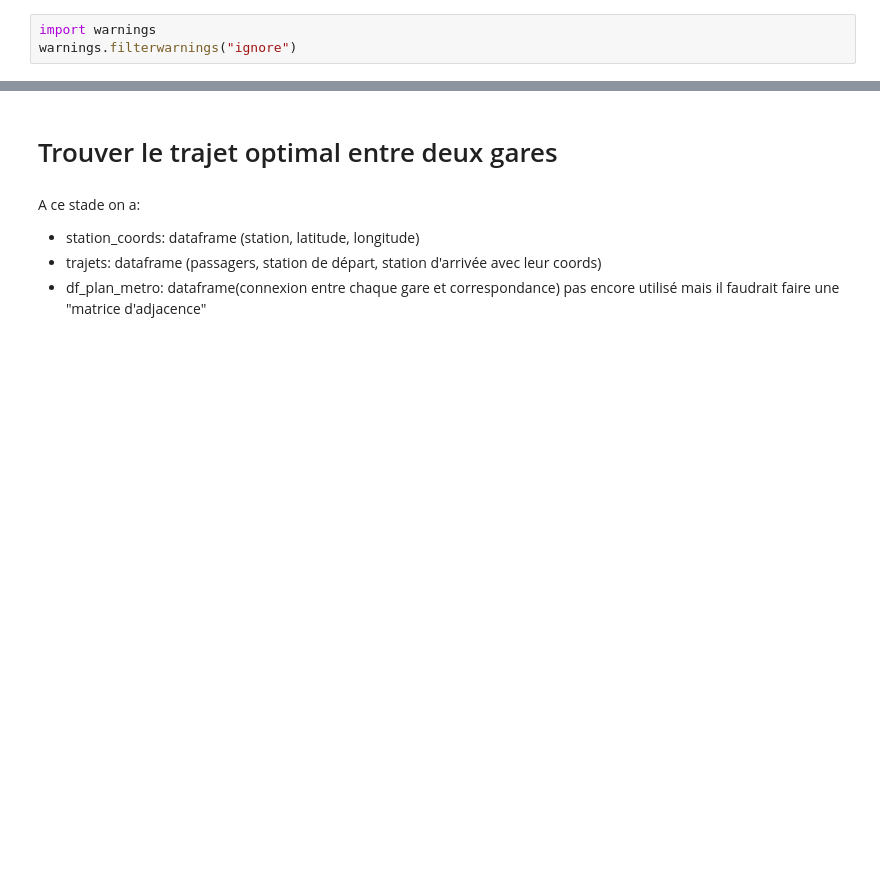
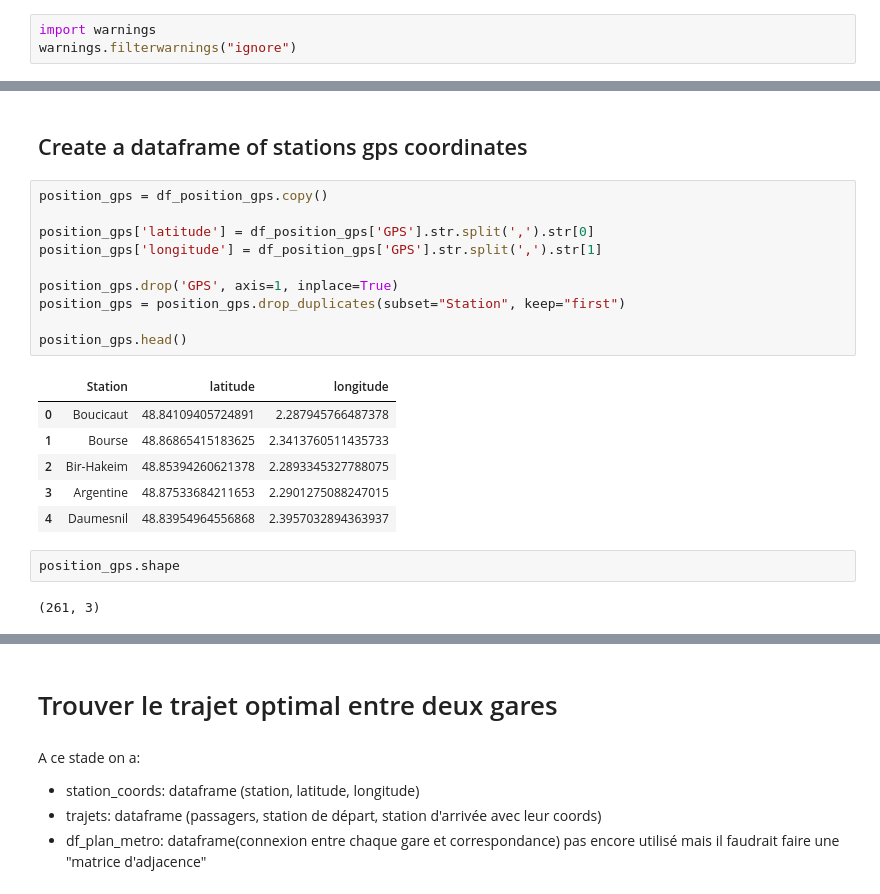
Before and after one commit to SerranoAdrian/FlowForecasting, a Jupyter notebook: ProjetPau.ipynb, the cells around one changed output, grey strips where cells are left out. Saved outputs shown, nothing was run; the diff lists cells and outputs as text; blank space fills up the shorter version.

```diff
--- a/ProjetPau.ipynb
+++ b/ProjetPau.ipynb
@@ -196,0 +19,23 @@ lignes_nan
+# %% [markdown]
+## Create a dataframe of stations gps coordinates
+# %%
+position_gps = df_position_gps.copy()
+
+position_gps['latitude'] = df_position_gps['GPS'].str.split(',').str[0]
+position_gps['longitude'] = df_position_gps['GPS'].str.split(',').str[1]
+
+position_gps.drop('GPS', axis=1, inplace=True)
+position_gps = position_gps.drop_duplicates(subset="Station", keep="first")
+
+position_gps.head()
+# %% [output]
+|  | Station | latitude | longitude |
+| 0 | Boucicaut | 48.84109405724891 | 2.287945766487378 |
+| 1 | Bourse | 48.86865415183625 | 2.3413760511435733 |
+| 2 | Bir-Hakeim | 48.85394260621378 | 2.2893345327788075 |
+| 3 | Argentine | 48.87533684211653 | 2.2901275088247015 |
+| 4 | Daumesnil | 48.83954964556868 | 2.3957032894363937 |
+# %%
+position_gps.shape
+# %% [output]
+(261, 3)
```
Also changed, not shown: parts of 80 cells of this notebook.
